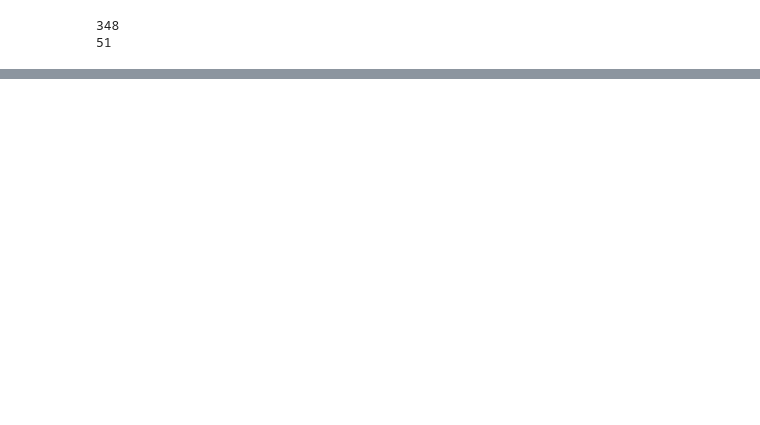
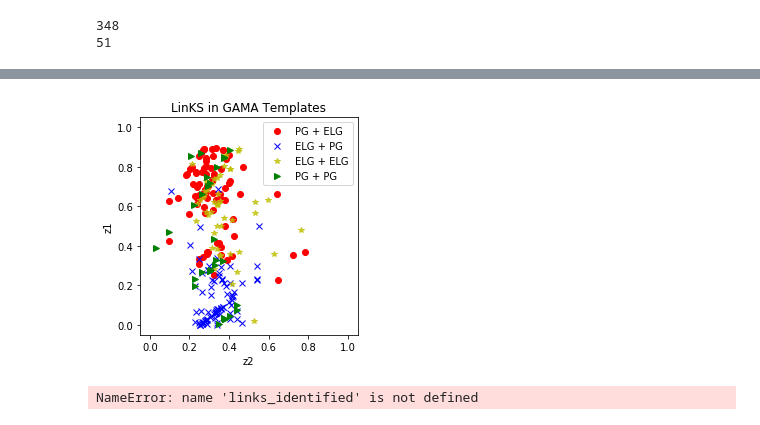
Before and after one commit to shawnknabel/autoz_lens_model, a Jupyter notebook: notebooks/merge_catalogs.ipynb, the cells around one changed output, grey strips where cells are left out. Cells and saved outputs as stored; diff of their text form; code cells hidden in the pictures; blank space fills up the shorter version.

```diff
--- a/notebooks/merge_catalogs.ipynb
+++ b/notebooks/merge_catalogs.ipynb
@@ -175 +189,42 @@ ax.set(title = 'LinKS/GAMA Candidates Templates',
+# %%
+# Templates 40-42 are PG and 43-47 are ELG
+# We want candidates with Z = z1 = 40-42 and z2 = 43-47 or Z = z2 = 40-42 and z1 = 43-47
+
+# initial plot to see links_identified with templates
+
+
+pg_elg1 = links[(links.z1 < links.z2) & (links.template1 >=40) & (links.template1 <= 42)
+             & (links.template2 > 42) & (links.template2 <= 47)]
+pg_elg2 = links[(links.z1 > links.z2) & (links.template2 >=40) & (links.template2 <= 42)
+             & (links.template1 > 42) & (links.template1 <= 47)]
+
+pg_elg = pd.concat([pg_elg1, pg_elg2])
+
+elg_pg1 = links[(links.z1 < links.z2) & (links.template2 >=40) & (links.template2 <= 42)
+             & (links.template1 > 42) & (links.template1 <= 47)]
+elg_pg2 = links[(links.z1 > links.z2) & (links.template1 >=40) & (links.template1 <= 42)
+             & (links.template2 > 42) & (links.template2 <= 47)]
+
+elg_pg = pd.concat([elg_pg1, elg_pg2])
+
+elg_elg = links[(links.template2 >= 40) & (links.template2 <= 42) & (links.template1 >=40 ) & (links.template1 <= 42)]
+pg_pg = links[(links.template1 > 42) & (links.template2 <= 47) & (links.template2 > 42) & (links.template2 <= 47)]
+
+#plot
+fig, ax = plt.subplots()
+ax.plot(pg_elg.z1, pg_elg.z2, 'ro', label = 'PG + ELG')
+ax.plot(elg_pg.z1, elg_pg.z2, 'bx', label = 'ELG + PG')
+ax.plot(elg_elg.z1, elg_elg.z2, 'y*', label = 'ELG + ELG', alpha = 0.75)
+ax.plot(pg_pg.z1, pg_pg.z2, 'g>', label = 'PG + PG')
+ax.set_xlim(-0.05, 1.05)
+ax.set_ylim(-0.05, 1.05)
+ax.set_aspect(1)
+ax.legend()
+ax.set(title = 'LinKS in GAMA Templates',
+      ylabel = 'z1',
+      xlabel = 'z2')
+
+#plt.savefig('/home/shawn/Desktop/links_autoz/links_templates.png')
+# %% [output]
+[figure, added]
 # %%
@@ -177,0 +233,4 @@ links_identified.to_csv('/home/shawn/Desktop/LinKS_autoz/files/csv/links_identif
+# %%
+links_identified.columns
+# %% [output]
+NameError: name 'links_identified' is not defined
```
Also changed, not shown: parts of 5 cells of this notebook, 38 other files.
